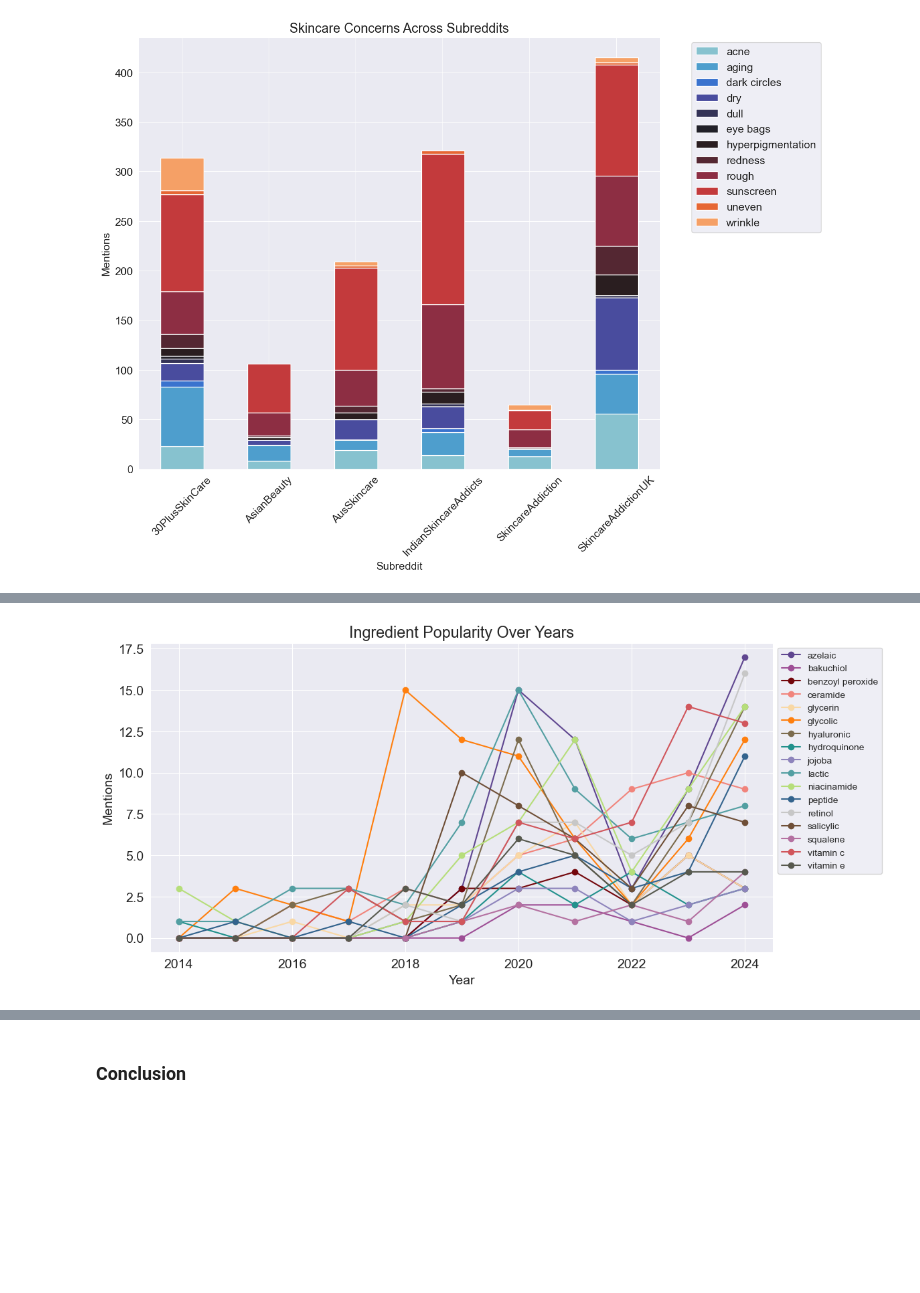
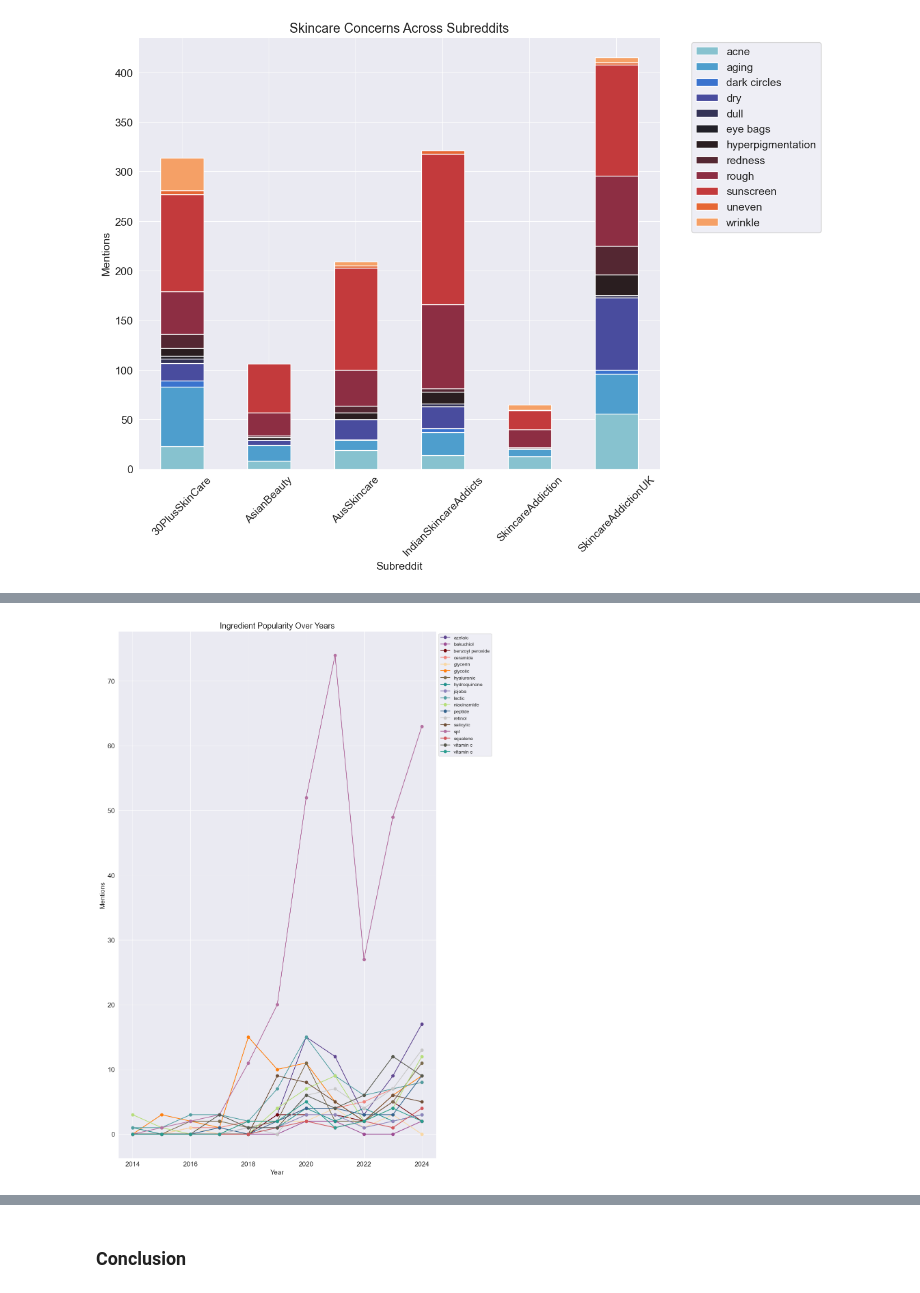
Before and after one commit to nandikaL/OX24006_EMAT0048-Part-2, a Jupyter notebook: OX24006_EMATM0048_Part2.ipynb, the cells around one changed output, grey strips where cells are left out. Saved outputs shown, nothing was run; the diff lists cells and outputs as text; code cells hidden in the pictures; blank space fills up the shorter version.

```diff
--- a/OX24006_EMATM0048_Part2.ipynb
+++ b/OX24006_EMATM0048_Part2.ipynb
@@ -95,13 +102,13 @@ Inital runs of this exploratory analysis only looked into the top posts, however
 ing = [
     'retinol', 'vitamin c', 'hyaluronic', 'niacinamide', 'salicylic',
     'benzoyl peroxide', 'glycerin', 'peptide', 'ceramide',
-    'bakuchiol', 'vitamin e', 'glycolic', 'AHA', 'BHA', 'PHA',
-    'squalene', 'jojoba', 'azelaic', 'hydroquinone', 'lactic','SPF'
+    'bakuchiol', 'vitamin e', 'glycolic', 'spf',
+    'squalene', 'jojoba', 'azelaic', 'hydroquinone', 'lactic'
 ]
 #concerns to be looked at
 concerns = [
     'acne', 'dry', 'dull', 'redness', 'dark circles', 'eye bags',
-    'wrinkle', 'aging', 'uneven', 'rough', 'hyperpigmentation', 'sunscreen'
+    'wrinkle', 'aging', 'uneven', 'rough', 'hyperpigmentation', 'sunscreen' #sunscreen as a proxy for sun damage/sun protection
 ]
 # %%
 def get_date(submission):
@@ -789,19 +817,20 @@ In terms of ingredients, the 30 plus sub reddit mentions benozyl peroxide,retino
 # %%
 time_ing = wdf.groupby(['year', 'ingredient']).size().unstack(fill_value=0)
 many_colour_darker = [
     '#5f4690', '#9e4f96', '#73060b', '#f1847c', '#f9d8a5',
     '#ff7f0e', '#7c6c4e', '#21918c', '#8e84bc', '#539fa2',
     '#b6de7a', '#33638d', '#c7c7c7', '#6f4f37', '#b471a1',
-    '#d1565c', '#57594e'
-] #some colours were too similar in the line graph
-time_ing.plot(kind='line', figsize=(12, 6), title="Ingredient Popularity Over Years",marker='o',color=many_colour_darker)
+    '#d1565c', '#57594e', '#2a9d8f'
+] #some colours were too similar in the line graph so changed
+ #lengthened the diagram since spf is so much more 'popular'
+time_ing.plot(kind='line', figsize=(12, 20), title="Ingredient Popularity Over Years",marker='o',color=many_colour_darker)
 plt.legend(loc='upper left', bbox_to_anchor=(1, 1), fontsize=10)
 plt.xlabel("Year")
 plt.ylabel("Mentions")
 plt.savefig('time_ing.png')
 plt.show() #73060b
 # %% [output]
-[figure, old version]
+[figure, new version]
 # %% [markdown]
 From the line graph of the ingredients trend, we see most skincare ingredients were not as popular between 2014 to 2017, with glycolic acid popularlity spiking in 2018. It's popularity peaked there, decreased and is on the rise again in 2024.
 
```
Also changed, not shown: parts of 76 cells of this notebook.
